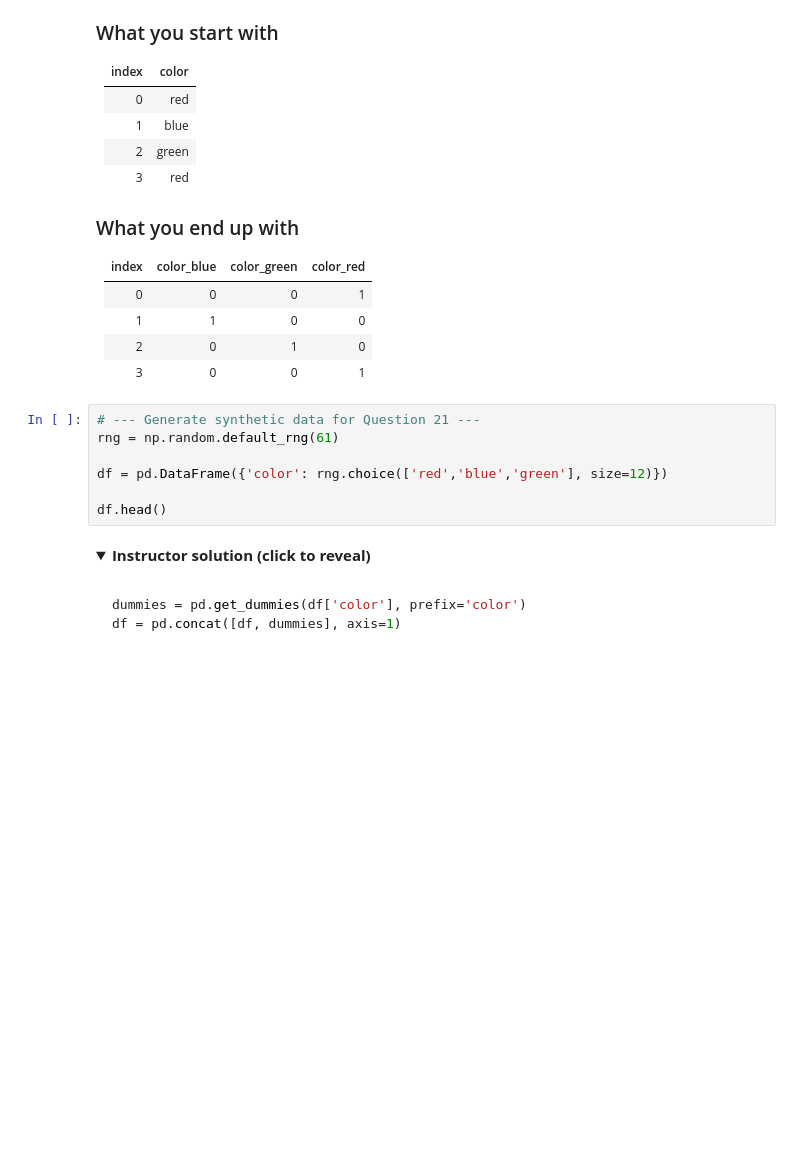
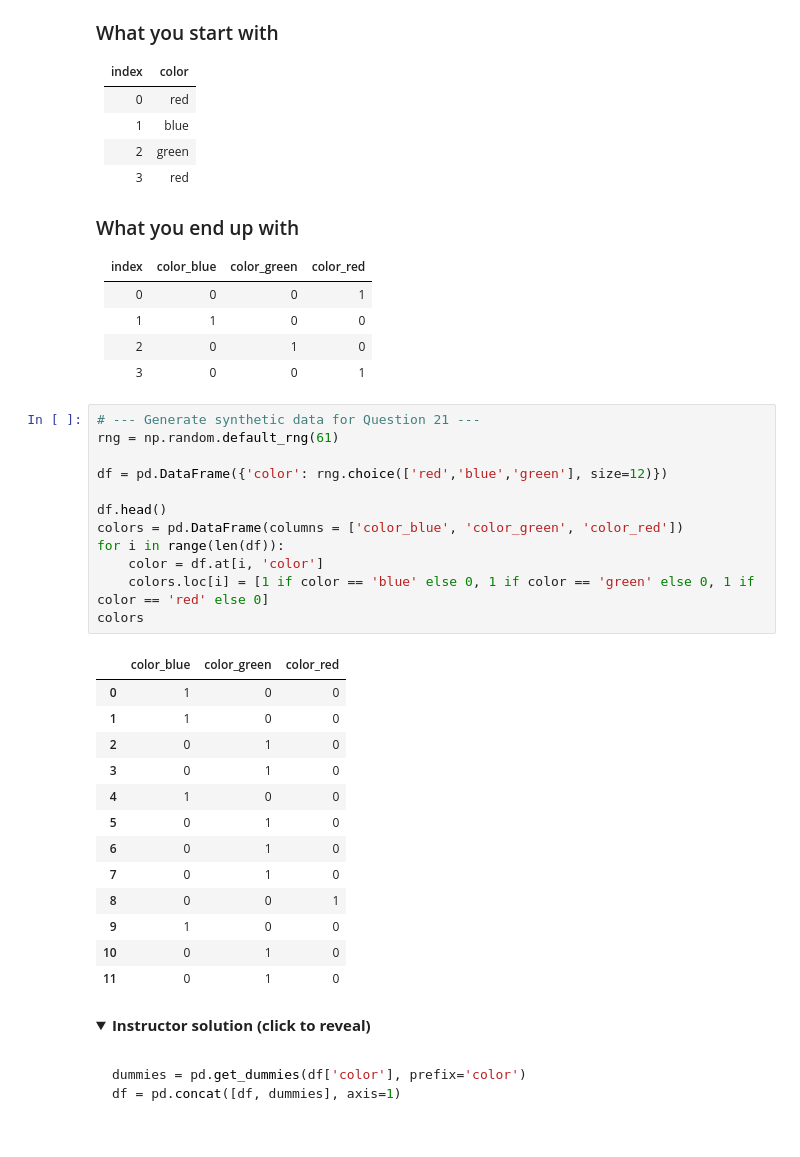
Before and after one commit to Clee2951/RISE, a Jupyter notebook: July10/data_wrangling_28_challenges.ipynb, the cells around one changed output. Cells and saved outputs as stored; diff of their text form; folded sections open; blank space fills up the shorter version.

Commit message:
data tidy lab

```diff
--- a/July10/data_wrangling_28_challenges.ipynb
+++ b/July10/data_wrangling_28_challenges.ipynb
@@ -642,10 +861,29 @@ A **dummy variable** (or **one-hot encoding**) turns each category of a categori
 # %%
 # --- Generate synthetic data for Question 21 ---
 rng = np.random.default_rng(61)
 
 df = pd.DataFrame({'color': rng.choice(['red','blue','green'], size=12)})
 
 df.head()
+colors = pd.DataFrame(columns = ['color_blue', 'color_green', 'color_red'])
+for i in range(len(df)):
+    color = df.at[i, 'color']
+    colors.loc[i] = [1 if color == 'blue' else 0, 1 if color == 'green' else 0, 1 if color == 'red' else 0]
+colors
+# %% [output]
+|  | color_blue | color_green | color_red |
+| 0 | 1 | 0 | 0 |
+| 1 | 1 | 0 | 0 |
+| 2 | 0 | 1 | 0 |
+| 3 | 0 | 1 | 0 |
+| 4 | 1 | 0 | 0 |
+| 5 | 0 | 1 | 0 |
+| 6 | 0 | 1 | 0 |
+| 7 | 0 | 1 | 0 |
+| 8 | 0 | 0 | 1 |
+| 9 | 1 | 0 | 0 |
+| 10 | 0 | 1 | 0 |
+| 11 | 0 | 1 | 0 |
 # %% [markdown]
 <details>
 <summary><strong>Instructor solution (click to reveal)</strong></summary>
```
Also changed, not shown: parts of 34 cells of this notebook, 3 other files.
